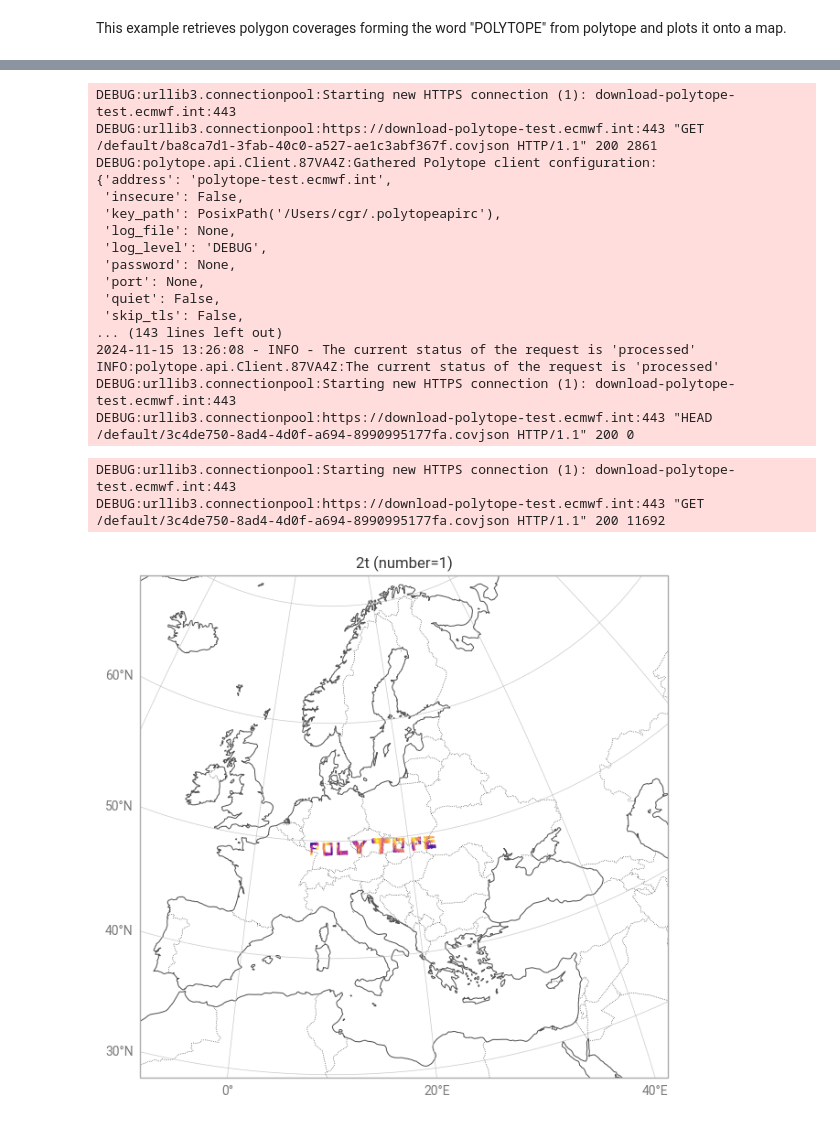
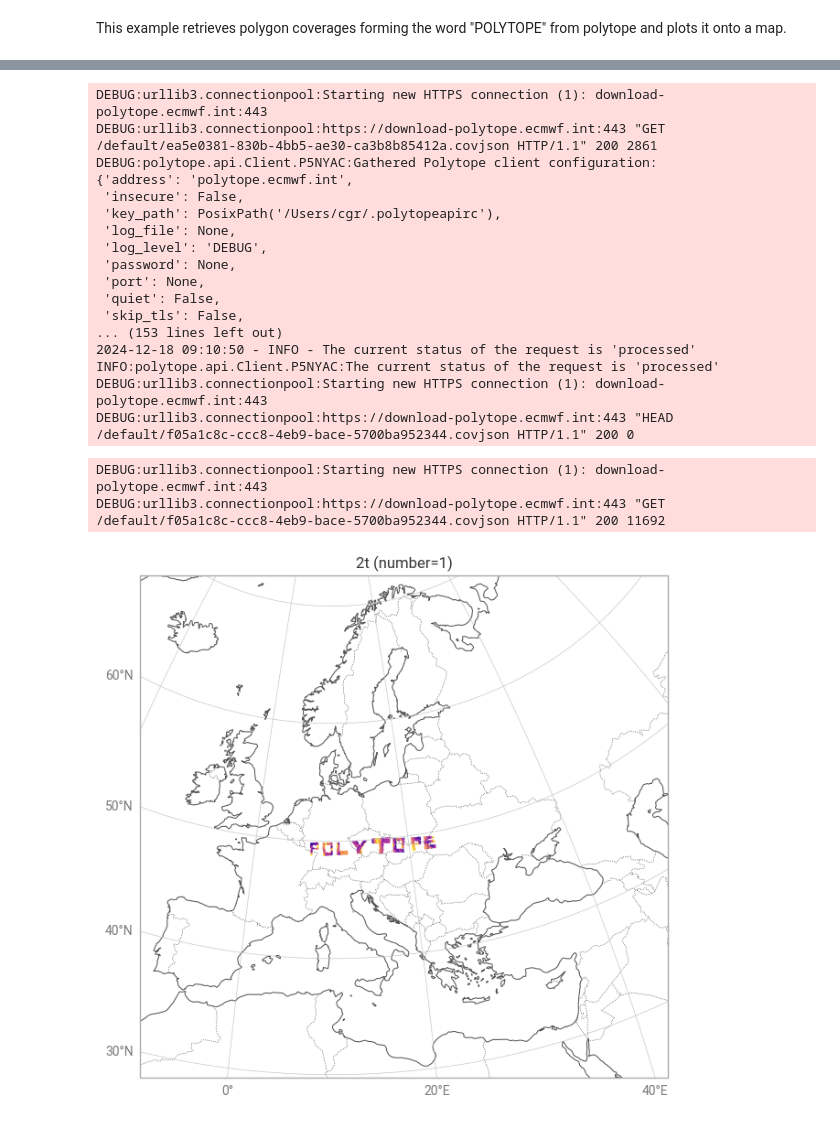
Before and after one commit to ecmwf/earthkit, a Jupyter notebook: docs/examples/polytope_polygon_logo.ipynb, the cells around one changed output, grey strips where cells are left out. Cells and saved outputs as stored; diff of their text form; code cells hidden in the pictures.

Commit message:
Fix polytope notebooks

```diff
--- a/docs/examples/polytope_polygon_logo.ipynb
+++ b/docs/examples/polytope_polygon_logo.ipynb
@@ -142,7 +142,7 @@ request_pattern = {
     "class": "od",
     "stream" : "enfo",
     "type" : "pf",
-    "date" : "20241114",
+    "date" : -1,
     "time" : "1200",
     "levtype" : "sfc",
     "expver" : 1,
@@ -160,8 +160,8 @@ for shape in [shape1, shape2, shape3, shape4, shape5, shape6, shape7, shape8, sh
     request = dict(**request_pattern)
     request["feature"] = {"type": "polygon", "shape": shape}
 
-    ds = ekd.from_source("polytope", "ecmwf-mars-beta", request, stream=False,
-                         address='polytope-test.ecmwf.int').to_xarray()
+    ds = ekd.from_source("polytope", "ecmwf-mars", request, stream=False,
+                         address='polytope.ecmwf.int').to_xarray()
 
     # add the Xarray dataset to the plot
     chart.point_cloud(ds['2t'], x="x", y="y",s=0.1)
@@ -365,20 +365,20 @@ DEBUG:urllib3.connectionpool:https://download-polytope-test.ecmwf.int:443 "HEAD
-DEBUG:urllib3.connectionpool:Starting new HTTPS connection (1): download-polytope-test.ecmwf.int:443
-DEBUG:urllib3.connectionpool:https://download-polytope-test.ecmwf.int:443 "GET /default/ba8ca7d1-3fab-40c0-a527-ae1c3abf367f.covjson HTTP/1.1" 200 2861
-DEBUG:polytope.api.Client.87VA4Z:Gathered Polytope client configuration:
-{'address': 'polytope-test.ecmwf.int',
+DEBUG:urllib3.connectionpool:Starting new HTTPS connection (1): download-polytope.ecmwf.int:443
+DEBUG:urllib3.connectionpool:https://download-polytope.ecmwf.int:443 "GET /default/ea5e0381-830b-4bb5-ae30-ca3b8b85412a.covjson HTTP/1.1" 200 2861
+DEBUG:polytope.api.Client.P5NYAC:Gathered Polytope client configuration:
+{'address': 'polytope.ecmwf.int',
  'insecure': False,
  'key_path': PosixPath('/Users/cgr/.polytopeapirc'),
  'log_file': None,
  'log_level': 'DEBUG',
  'password': None,
  'port': None,
  'quiet': False,
  'skip_tls': False,
-... (143 lines left out)
-2024-11-15 13:26:08 - INFO - The current status of the request is 'processed'
-INFO:polytope.api.Client.87VA4Z:The current status of the request is 'processed'
-DEBUG:urllib3.connectionpool:Starting new HTTPS connection (1): download-polytope-test.ecmwf.int:443
-DEBUG:urllib3.connectionpool:https://download-polytope-test.ecmwf.int:443 "HEAD /default/3c4de750-8ad4-4d0f-a694-8990995177fa.covjson HTTP/1.1" 200 0
+... (153 lines left out)
+2024-12-18 09:10:50 - INFO - The current status of the request is 'processed'
+INFO:polytope.api.Client.P5NYAC:The current status of the request is 'processed'
+DEBUG:urllib3.connectionpool:Starting new HTTPS connection (1): download-polytope.ecmwf.int:443
+DEBUG:urllib3.connectionpool:https://download-polytope.ecmwf.int:443 "HEAD /default/f05a1c8c-ccc8-4eb9-bace-5700ba952344.covjson HTTP/1.1" 200 0
-DEBUG:urllib3.connectionpool:Starting new HTTPS connection (1): download-polytope-test.ecmwf.int:443
-DEBUG:urllib3.connectionpool:https://download-polytope-test.ecmwf.int:443 "GET /default/3c4de750-8ad4-4d0f-a694-8990995177fa.covjson HTTP/1.1" 200 11692
+DEBUG:urllib3.connectionpool:Starting new HTTPS connection (1): download-polytope.ecmwf.int:443
+DEBUG:urllib3.connectionpool:https://download-polytope.ecmwf.int:443 "GET /default/f05a1c8c-ccc8-4eb9-bace-5700ba952344.covjson HTTP/1.1" 200 11692
-[figure, old version]
+[figure, new version]
```
Also changed, not shown: parts of 1 cell of this notebook, 3 other files.
